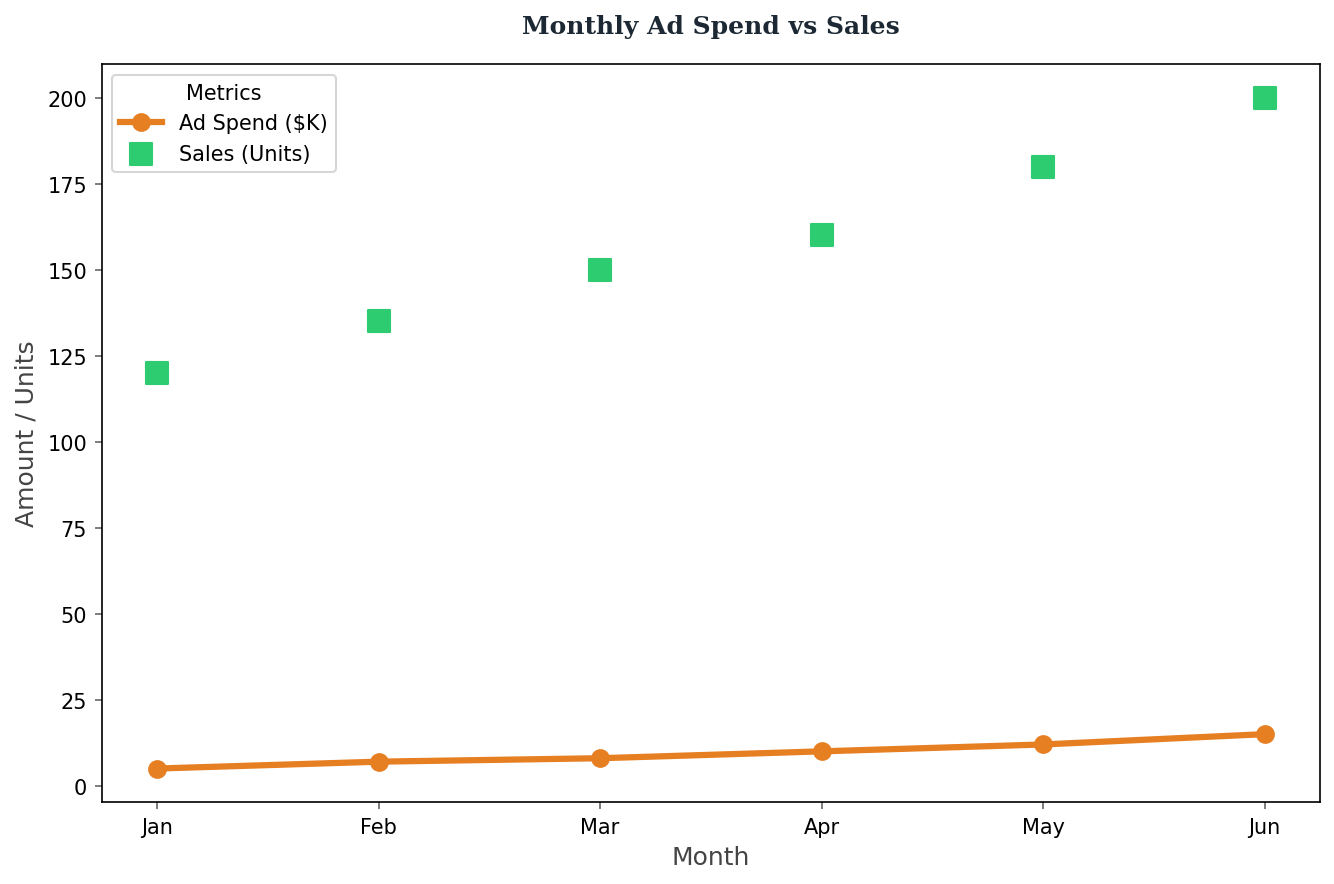
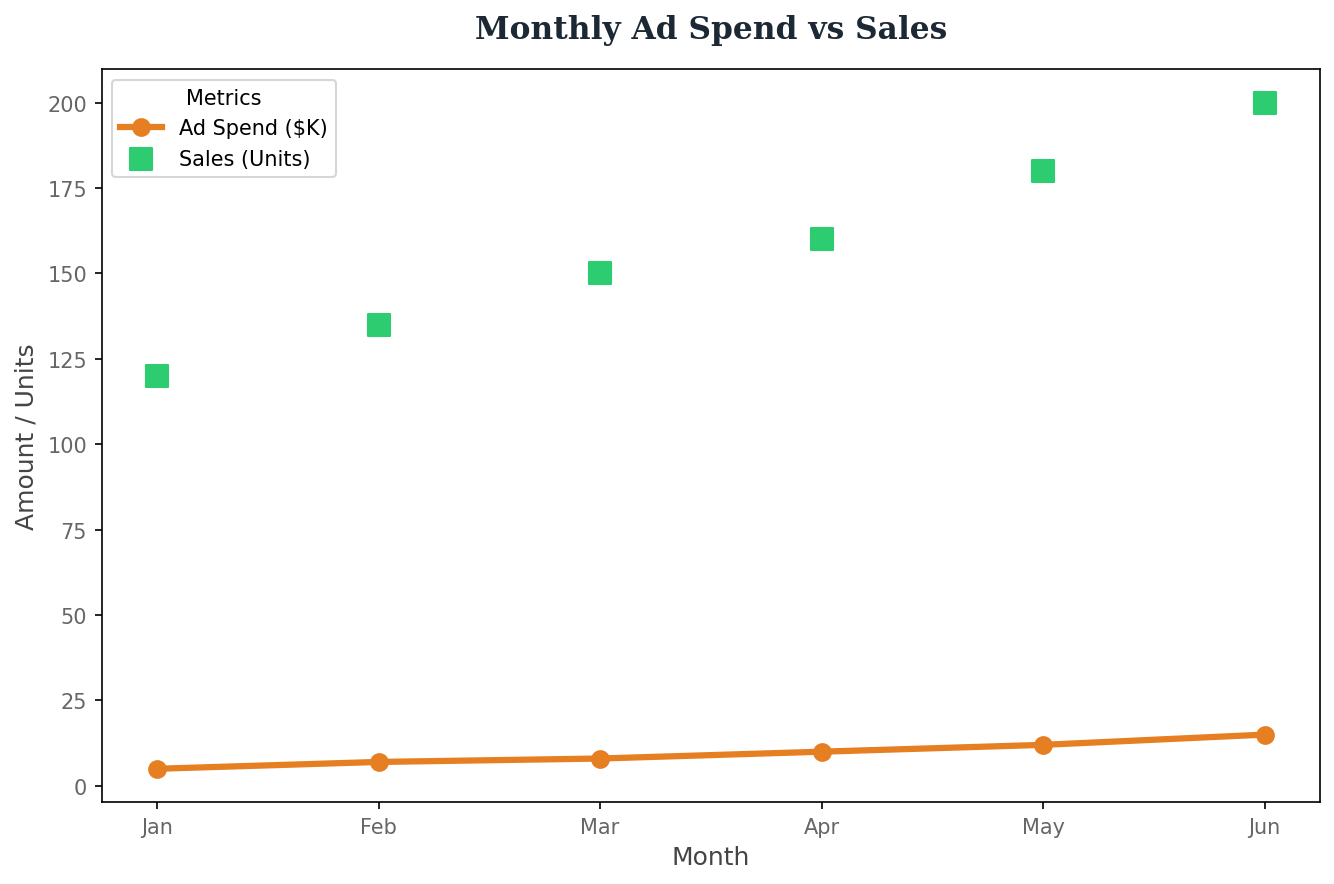
The change to this notebook cell's code, shown as a diff; its figure went from the first image to the second:
--- before
+++ after
@@ -21,5 +21,5 @@
 
 #Use tick_params for labelsize 10 and colour '#666666'.
-ax.tick_params(labelsize=10, color='#666666')
+ax.tick_params(labelsize=10, labelcolor='#666666')
 
 #Add legend with loc='upper left', fancybox=True, and title 'Metrics'.

Commit: Day 1 of learning matplotlib